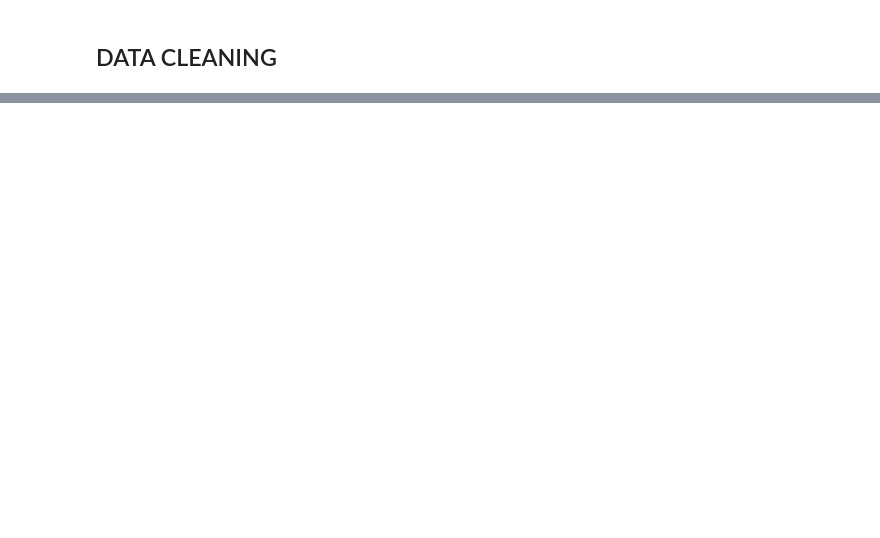
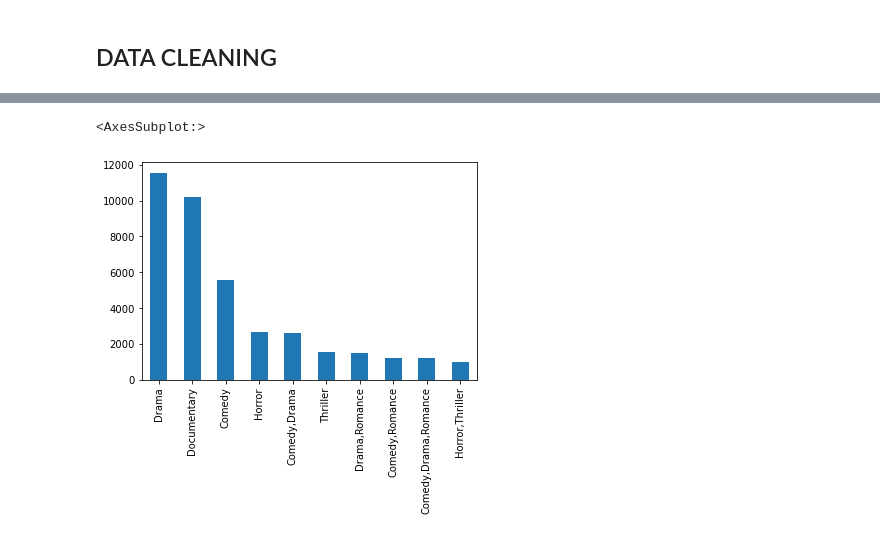
Before and after one commit to N-kioko/Movies_Products_and_Market_Analysis, a Jupyter notebook: index.ipynb, the cells around one changed output, grey strips where cells are left out. Drawn from its saved outputs; the diff is of its cells as text; code cells hidden in the pictures; blank space fills up the shorter version.

```diff
--- a/index.ipynb
+++ b/index.ipynb
@@ -223,6 +247,5 @@ None
 # %%
 combined_df = pd.merge(movie_basics, directors, on='movie_id',how='inner')
 combined_df = pd.merge(combined_df, movie_ratings, on='movie_id', how='inner')
-combined_df = pd.merge(combined_df,principals, on='movie_id', how='inner')
 combined_df.isna().sum()
 # %% [output]
@@ -245,6 +263,6 @@ dtype: int64
 ## DATA CLEANING
 # %%
 # drop the runtime_minutes, job and characters from the combined_df
-combined_df.drop(['runtime_minutes', 'job', 'characters','person_id_y'], axis=1, inplace=True)
+combined_df.drop(['runtime_minutes', 'person_id'], axis=1, inplace=True)
 combined_df.isna().sum()
 # %% [output]
@@ -292,0 +314,8 @@ combined_df.shape
+# %%
+# visualize top 10 common genres
+import seaborn  as sns
+import matplotlib.pyplot as plt
+combined_df['genres'].value_counts().head(10).plot(kind='bar')
+# %% [output]
+<AxesSubplot:>
+[figure, added]
```
Also changed, not shown: parts of 14 cells of this notebook.
